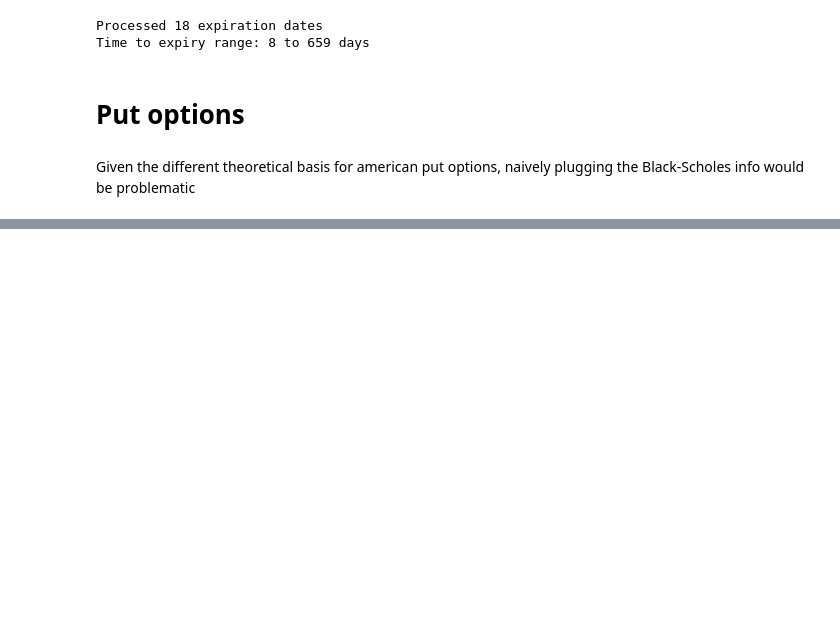
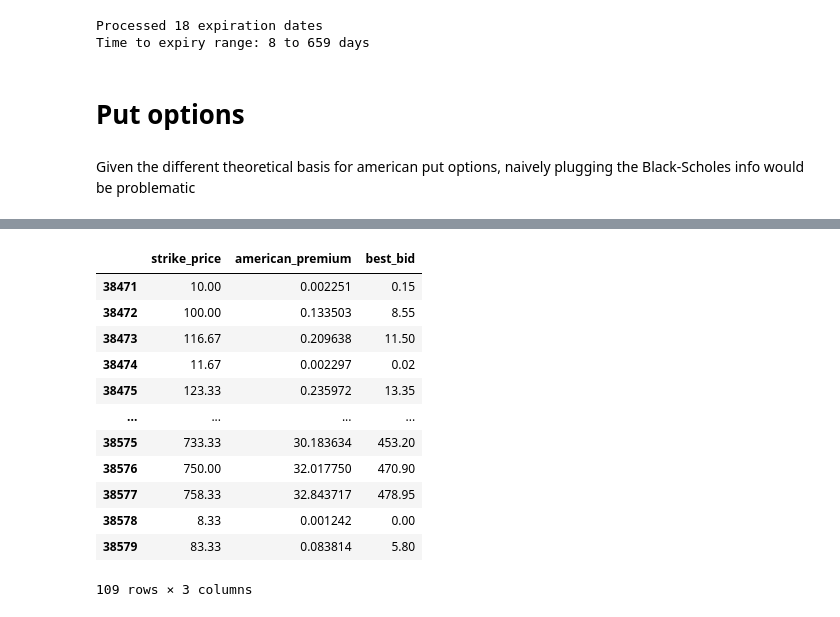
Before and after one commit to wttai004/quant_fin_project, a Jupyter notebook: analyse_data.ipynb, the cells around one changed output, grey strips where cells are left out. Drawn from its saved outputs; the diff is of its cells as text; code cells hidden in the pictures; blank space fills up the shorter version.

```diff
--- a/analyse_data.ipynb
+++ b/analyse_data.ipynb
@@ -599,0 +669,16 @@ TODO: think about ways to quantify american premium?
+# %%
+put_entries[['strike_price', 'american_premium', 'best_bid']]
+# %% [output]
+|  | strike_price | american_premium | best_bid |
+| 38471 | 10.00 | 0.002251 | 0.15 |
+| 38472 | 100.00 | 0.133503 | 8.55 |
+| 38473 | 116.67 | 0.209638 | 11.50 |
+| 38474 | 11.67 | 0.002297 | 0.02 |
+| 38475 | 123.33 | 0.235972 | 13.35 |
+| ... | ... | ... | ... |
+| 38575 | 733.33 | 30.183634 | 453.20 |
+| 38576 | 750.00 | 32.017750 | 470.90 |
+| 38577 | 758.33 | 32.843717 | 478.95 |
+| 38578 | 8.33 | 0.001242 | 0.00 |
+| 38579 | 83.33 | 0.083814 | 5.80 |
+109 rows × 3 columns
```
Also changed, not shown: parts of 4 cells of this notebook, 2 other files.
